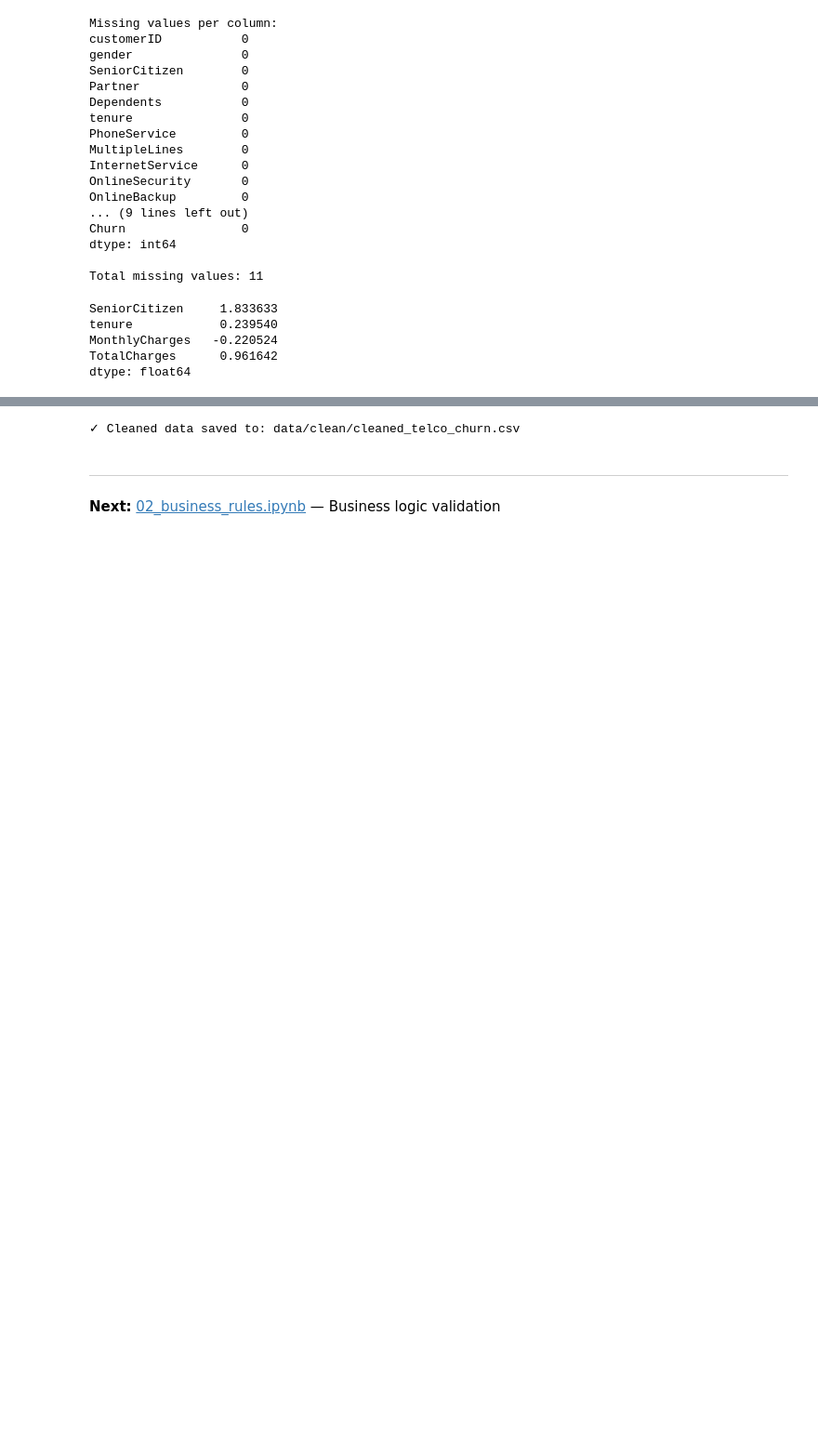
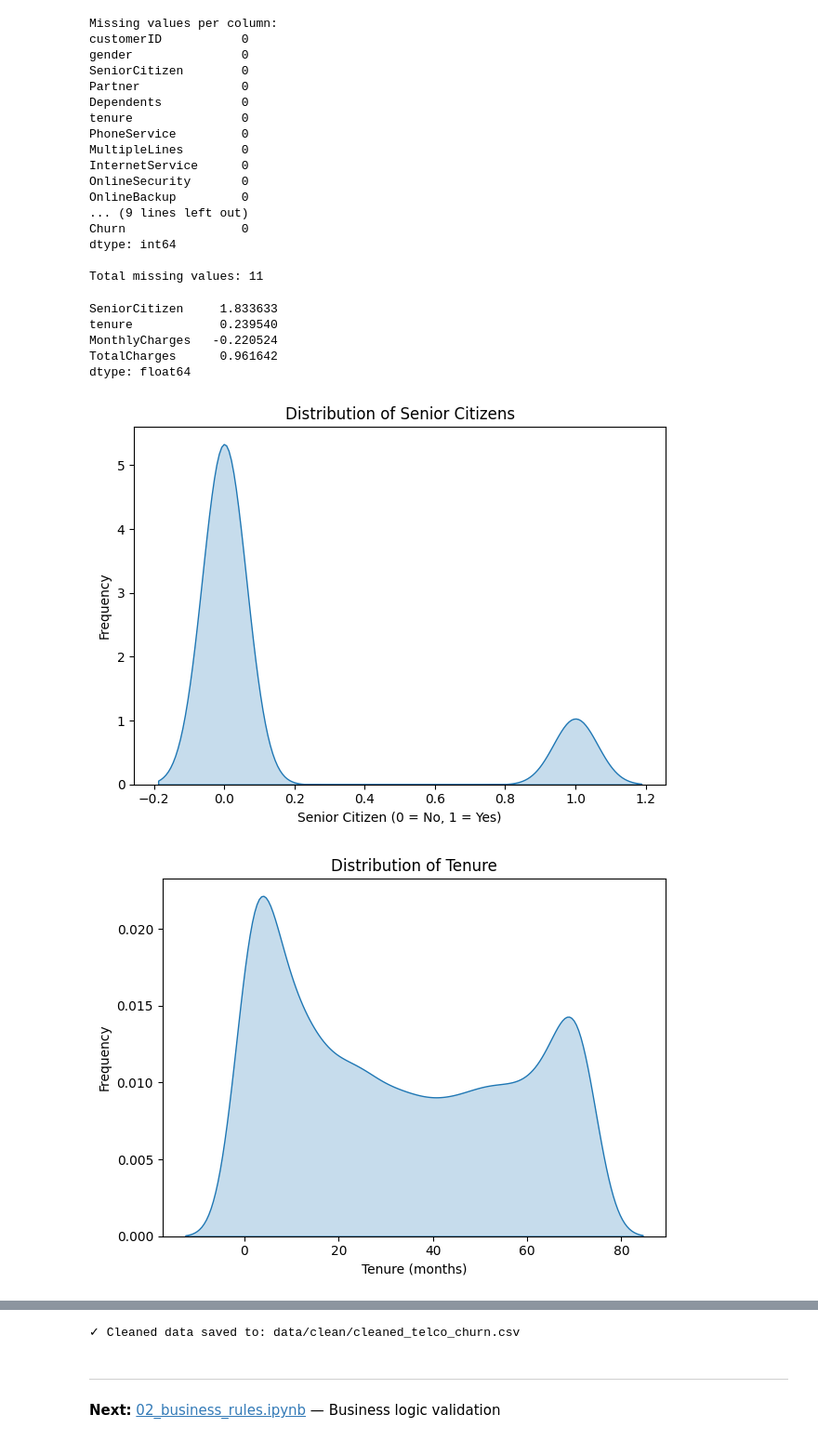
Before and after one commit to ppts2545/Telco-Customer-Churn-by-BlastChar, a Jupyter notebook: notebooks/01_Data Overview/01_data_quality.ipynb, the cells around one changed output, grey strips where cells are left out. Shown at 93% size. Saved outputs shown, nothing was run; the diff lists cells and outputs as text; code cells hidden in the pictures; blank space fills up the shorter version.

```diff
--- a/notebooks/01_Data Overview/01_data_quality.ipynb
+++ b/notebooks/01_Data Overview/01_data_quality.ipynb
@@ -143,3 +144,39 @@ tenure            0.239540
 MonthlyCharges   -0.220524
 TotalCharges      0.961642
 dtype: float64
+# %%
+# Ensure plotting columns are numeric in case this cell is run independently
+numeric_cols = ["SeniorCitizen", "tenure", "MonthlyCharges", "TotalCharges"]
+for col in numeric_cols:
+    df[col] = pd.to_numeric(df[col], errors="coerce")
+
+sns.kdeplot(df["SeniorCitizen"].dropna(), fill=True)
+plt.title("Distribution of Senior Citizens")
+plt.xlabel("Senior Citizen (0 = No, 1 = Yes)")
+plt.ylabel("Frequency")
+plt.tight_layout()
+plt.show()
+
+sns.kdeplot(df["tenure"].dropna(), fill=True)
+plt.title("Distribution of Tenure")
+plt.xlabel("Tenure (months)")
+plt.ylabel("Frequency")
+plt.tight_layout()
+plt.show()
+
+sns.kdeplot(df["MonthlyCharges"].dropna(), fill=True)
+plt.title("Distribution of Monthly Charges")
+plt.xlabel("Monthly Charges")
+plt.ylabel("Frequency")
+plt.tight_layout()
+plt.show()
+
+sns.kdeplot(df["TotalCharges"].dropna(), fill=True)
+plt.title("Distribution of Total Charges")
+plt.xlabel("Total Charges")
+plt.ylabel("Frequency")
+plt.tight_layout()
+plt.show()
+# %% [output]
+[figure, added]
+[figure, added]
```
Also changed, not shown: parts of 7 cells of this notebook.
